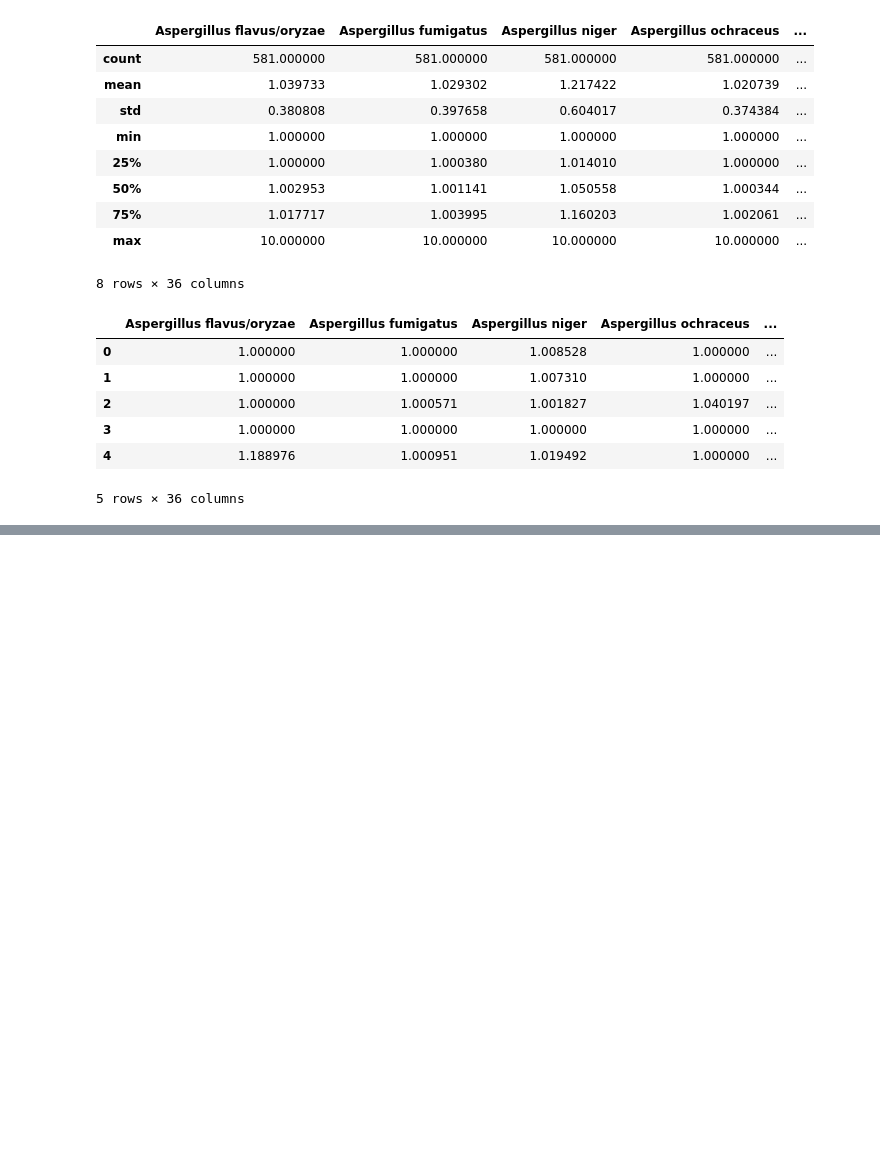
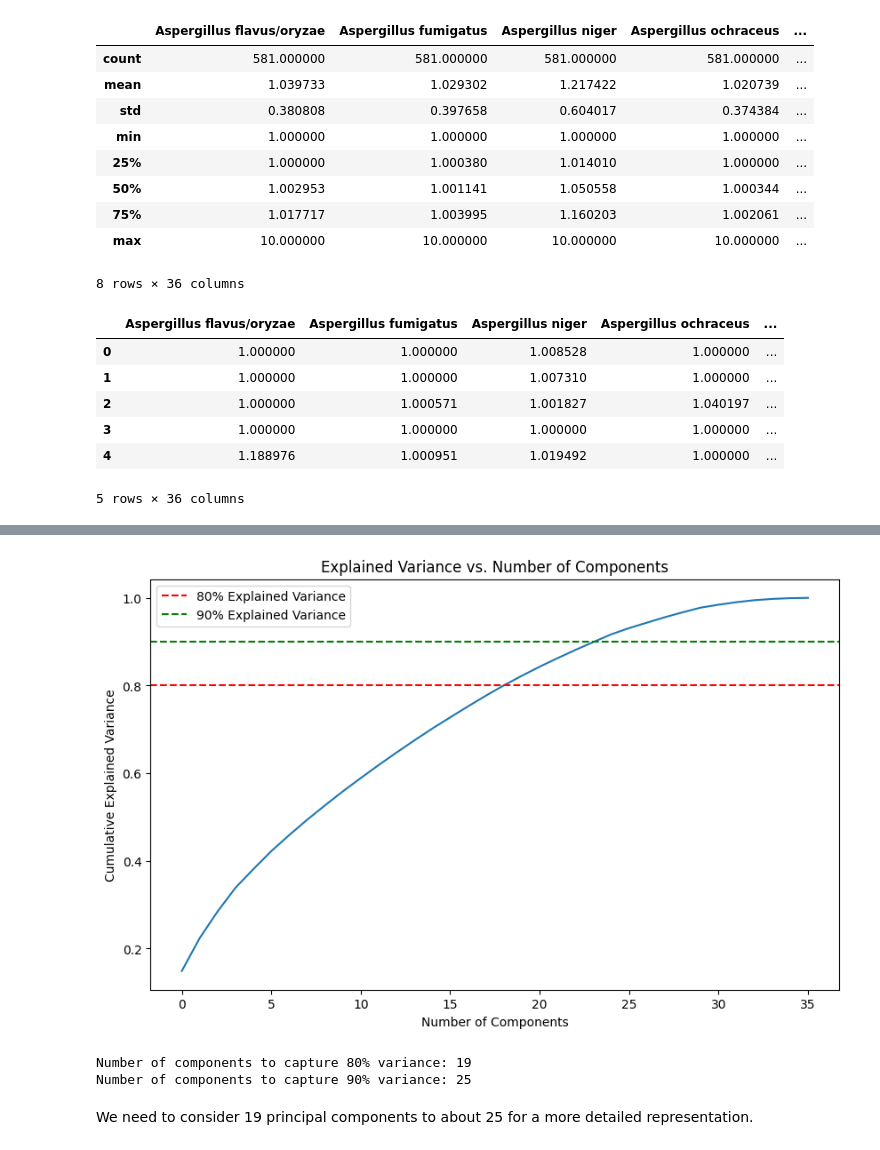
Before and after one commit to AITHIOMB/Home-Health-Impact, a Jupyter notebook: Aissatou T/DataPrep.ipynb, the cells around one changed output, grey strips where cells are left out. Cells and saved outputs as stored; diff of their text form; code cells hidden in the pictures; blank space fills up the shorter version.

```diff
--- a/Aissatou T/DataPrep.ipynb
+++ b/Aissatou T/DataPrep.ipynb
@@ -372,0 +405,34 @@ while iteration < max_iterations and not centroids.equals(old_centroids):
+# %%
+from sklearn.decomposition import PCA
+import numpy as np
+import matplotlib.pyplot as plt
+
+# Assuming 'data' is your normalized dataset
+pca = PCA().fit(data)
+
+# Calculate cumulative explained variance
+cumulative_explained_variance = np.cumsum(pca.explained_variance_ratio_)
+
+# Plotting the Cumulative Summation of the Explained Variance
+plt.figure(figsize=(10, 6))
+plt.plot(cumulative_explained_variance)
+plt.xlabel('Number of Components')
+plt.ylabel('Cumulative Explained Variance')  # for each component
+plt.title('Explained Variance vs. Number of Components')
+plt.axhline(y=0.80, color='r', linestyle='--', label="80% Explained Variance")
+plt.axhline(y=0.90, color='g', linestyle='--', label="90% Explained Variance")
+plt.legend()
+plt.show()
+
+# Finding the number of components for desired explained variance
+n_80 = np.where(cumulative_explained_variance > 0.80)[0][0] + 1  # +1 as indexing starts from 0
+n_90 = np.where(cumulative_explained_variance > 0.90)[0][0] + 1
+
+print(f"Number of components to capture 80% variance: {n_80}")
+print(f"Number of components to capture 90% variance: {n_90}")
+# %% [output]
+[figure, added]
+Number of components to capture 80% variance: 19
+Number of components to capture 90% variance: 25
+# %% [markdown]
+We need to consider 19 principal components to about 25 for a more detailed representation.
```
Also changed, not shown: parts of 11 cells of this notebook.
